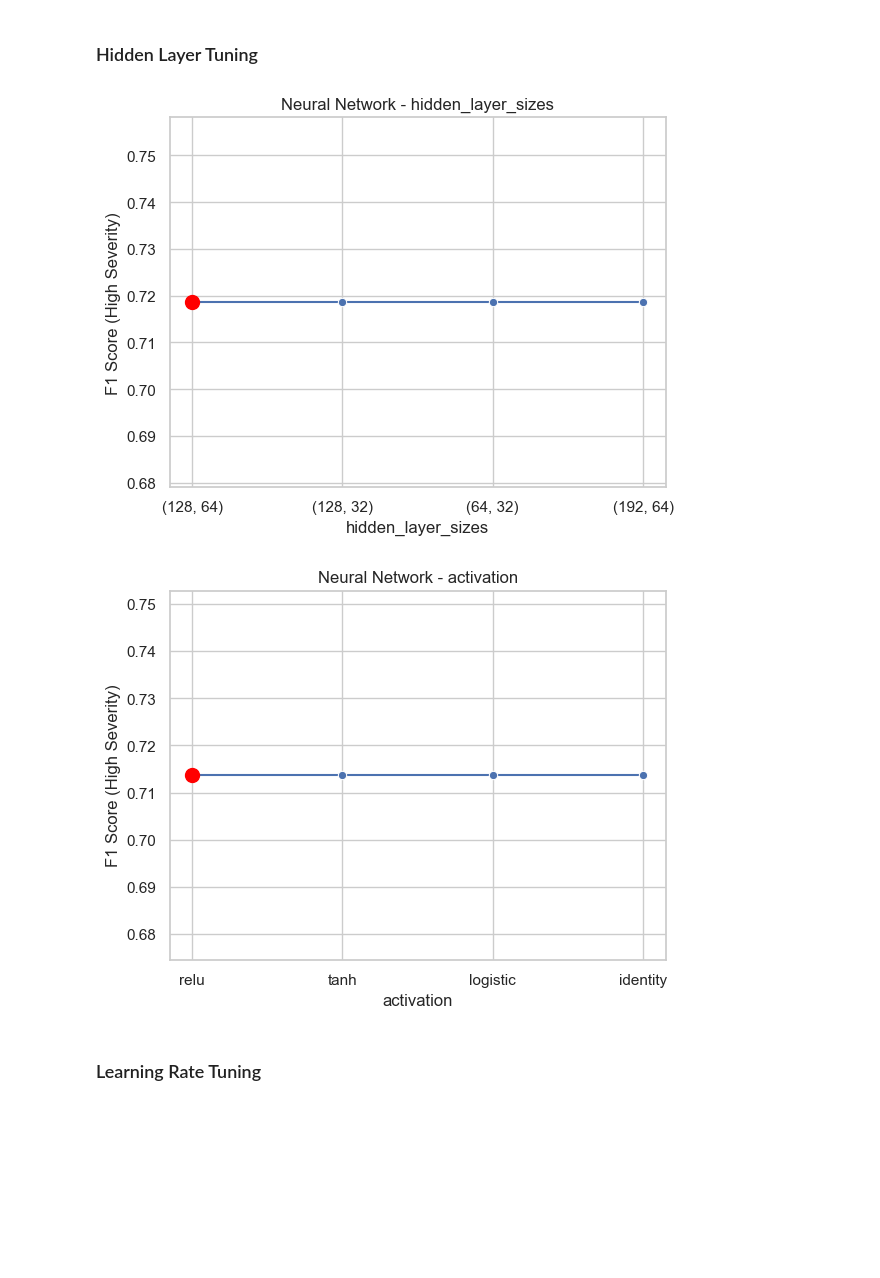
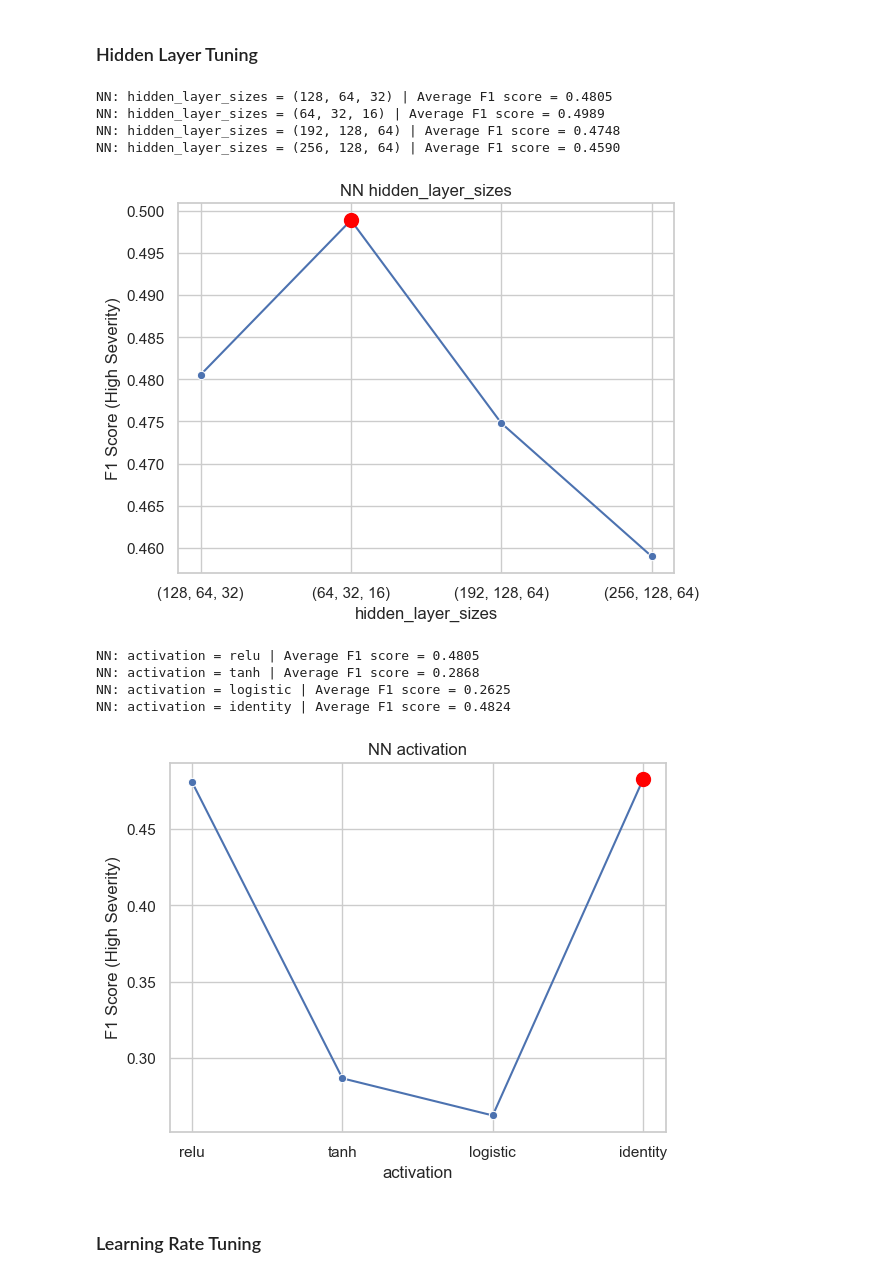
Before and after one commit to dustinlit/California-Wildfire-Ignition-ML-Modeling, a Jupyter notebook: notebooks/07_Modeling_and_Tuning.ipynb, the cells around one changed output. Saved outputs shown, nothing was run; the diff lists cells and outputs as text; code cells hidden in the pictures; blank space fills up the shorter version.

Commit message:
Fixed data leak. NN model broken.

```diff
--- a/notebooks/07_Modeling_and_Tuning.ipynb
+++ b/notebooks/07_Modeling_and_Tuning.ipynb
@@ -78,8 +78,8 @@ plt.rcParams["figure.dpi"] = 100
 # %%
 # Load processed feature and label data
 #best_strategy = pd.read_csv('../data/processed/best_strategy.csv')
-X = pd.read_csv('../data/processed/X.csv')
-y = pd.read_csv('../data/processed/y.csv').squeeze()
+X = pd.read_csv('../data/processed/X_scaled.csv')
+y = pd.read_csv('../data/processed/y_reduced.csv').squeeze()
 # %%
 best_strategy = pd.read_csv('../data/processed/best_strategy.csv')
 # %%
@@ -175,18 +189,30 @@ X_train,y_train = apply_balancing('NN', best_strategy, X, y)
 # %% [markdown]
 ### Hidden Layer Tuning
 # %%
-hidden_layers = [(128, 64), (128, 32),
-    (64, 32), (192, 64)]
+hidden_layers = [
+    (128, 64, 32),
+    (64, 32, 16),
+    (192, 128, 64),
+    (256, 128, 64)   # optional larger network if you want to test capacity
+]
 
 optimum_layer = test_values('NN','hidden_layer_sizes', hidden_layers, X_train, y_train)
 # %% [output]
+NN: hidden_layer_sizes = (128, 64, 32) | Average F1 score = 0.4805
+NN: hidden_layer_sizes = (64, 32, 16) | Average F1 score = 0.4989
+NN: hidden_layer_sizes = (192, 128, 64) | Average F1 score = 0.4748
+NN: hidden_layer_sizes = (256, 128, 64) | Average F1 score = 0.4590
-[figure, old version]
+[figure, new version]
 # %%
 # Define parameter grid
 activation_functions = ['relu', 'tanh', 'logistic', 'identity']
 optimum_activation = test_values('NN','activation', activation_functions, X_train, y_train)
 # %% [output]
+NN: activation = relu | Average F1 score = 0.4805
+NN: activation = tanh | Average F1 score = 0.2868
+NN: activation = logistic | Average F1 score = 0.2625
+NN: activation = identity | Average F1 score = 0.4824
-[figure, old version]
+[figure, new version]
 # %% [markdown]
 ### Learning Rate Tuning
 # %%
```
Also changed, not shown: parts of 18 cells of this notebook, 5 other files.
